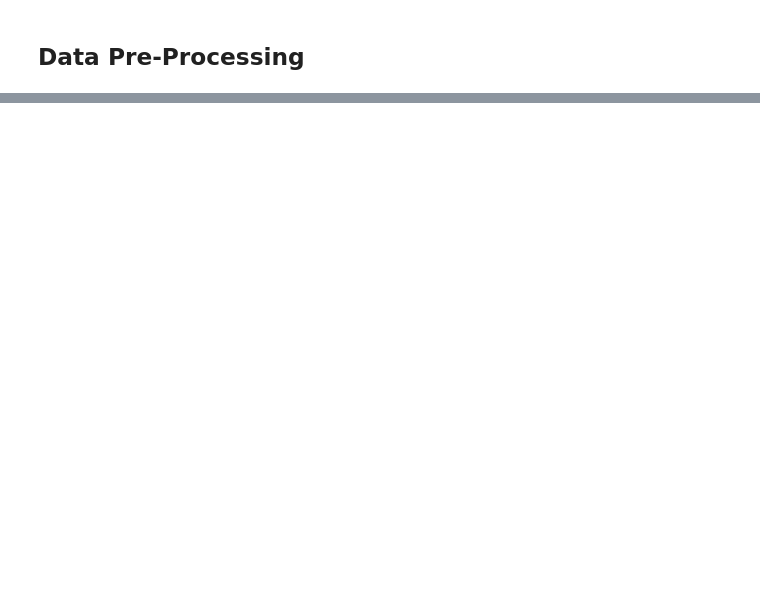
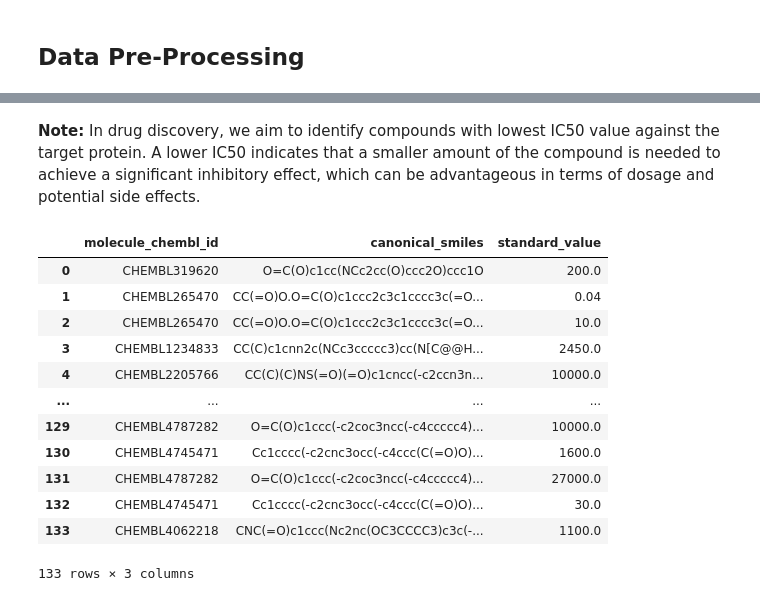
Before and after one commit to samservo09/bioinformatics-bipolar-drug-discovery, a Jupyter notebook: 1-data-collection.ipynb, the cells around one changed output, grey strips where cells are left out. Cells and saved outputs as stored; diff of their text form; code cells hidden in the pictures; blank space fills up the shorter version.

```diff
--- a/1-data-collection.ipynb
+++ b/1-data-collection.ipynb
@@ -62,0 +184,20 @@ dtype: object
+# %% [markdown]
+**Note:** In drug discovery, we aim to identify compounds with lowest IC50 value against the target protein. A lower IC50 indicates that a smaller amount of the compound is needed to achieve a significant inhibitory effect, which can be advantageous in terms of dosage and potential side effects.
+# %%
+selection = ['molecule_chembl_id', 'canonical_smiles', 'standard_value']
+df3 = df2[selection]
+df3
+# %% [output]
+|  | molecule_chembl_id | canonical_smiles | standard_value |
+| 0 | CHEMBL319620 | O=C(O)c1cc(NCc2cc(O)ccc2O)ccc1O | 200.0 |
+| 1 | CHEMBL265470 | CC(=O)O.O=C(O)c1ccc2c3c1cccc3c(=O... | 0.04 |
+| 2 | CHEMBL265470 | CC(=O)O.O=C(O)c1ccc2c3c1cccc3c(=O... | 10.0 |
+| 3 | CHEMBL1234833 | CC(C)c1cnn2c(NCc3ccccc3)cc(N[C@@H... | 2450.0 |
+| 4 | CHEMBL2205766 | CC(C)(C)NS(=O)(=O)c1cncc(-c2ccn3n... | 10000.0 |
+| ... | ... | ... | ... |
+| 129 | CHEMBL4787282 | O=C(O)c1ccc(-c2coc3ncc(-c4ccccc4)... | 10000.0 |
+| 130 | CHEMBL4745471 | Cc1cccc(-c2cnc3occ(-c4ccc(C(=O)O)... | 1600.0 |
+| 131 | CHEMBL4787282 | O=C(O)c1ccc(-c2coc3ncc(-c4ccccc4)... | 27000.0 |
+| 132 | CHEMBL4745471 | Cc1cccc(-c2cnc3occ(-c4ccc(C(=O)O)... | 30.0 |
+| 133 | CHEMBL4062218 | CNC(=O)c1ccc(Nc2nc(OC3CCCC3)c3c(-... | 1100.0 |
+133 rows × 3 columns
```
Also changed, not shown: parts of 28 cells of this notebook.
